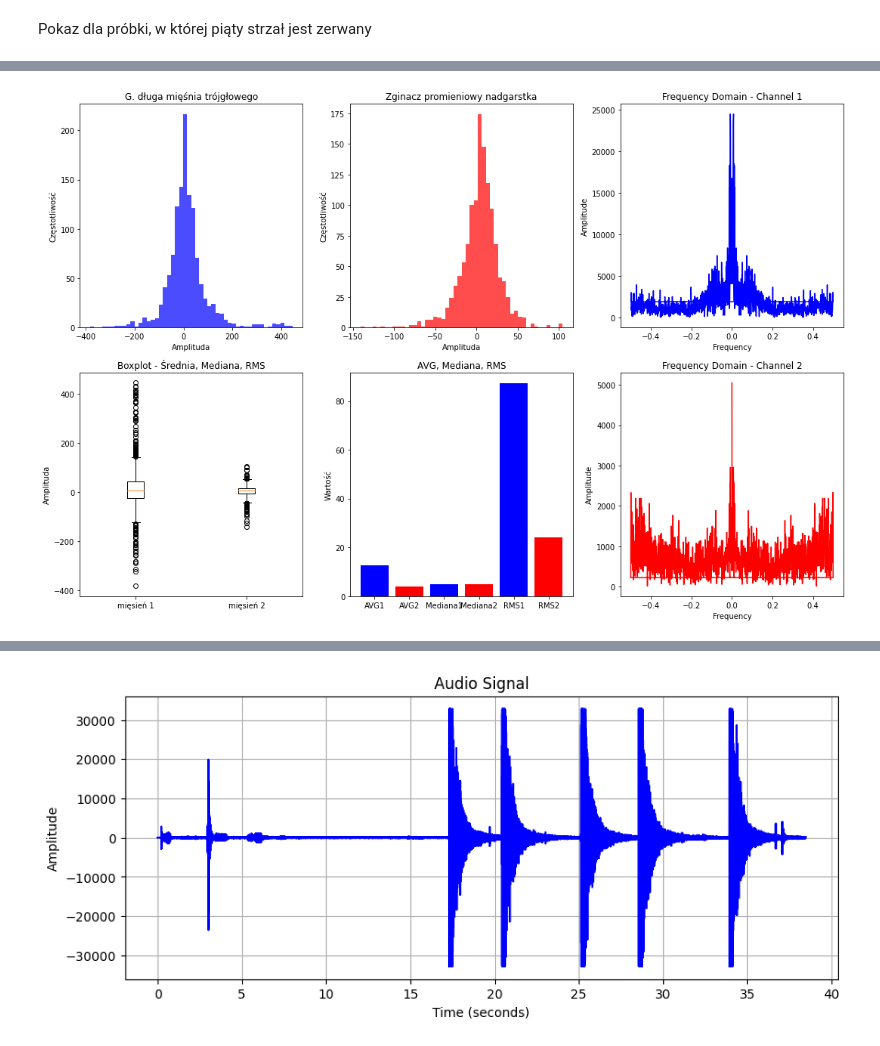
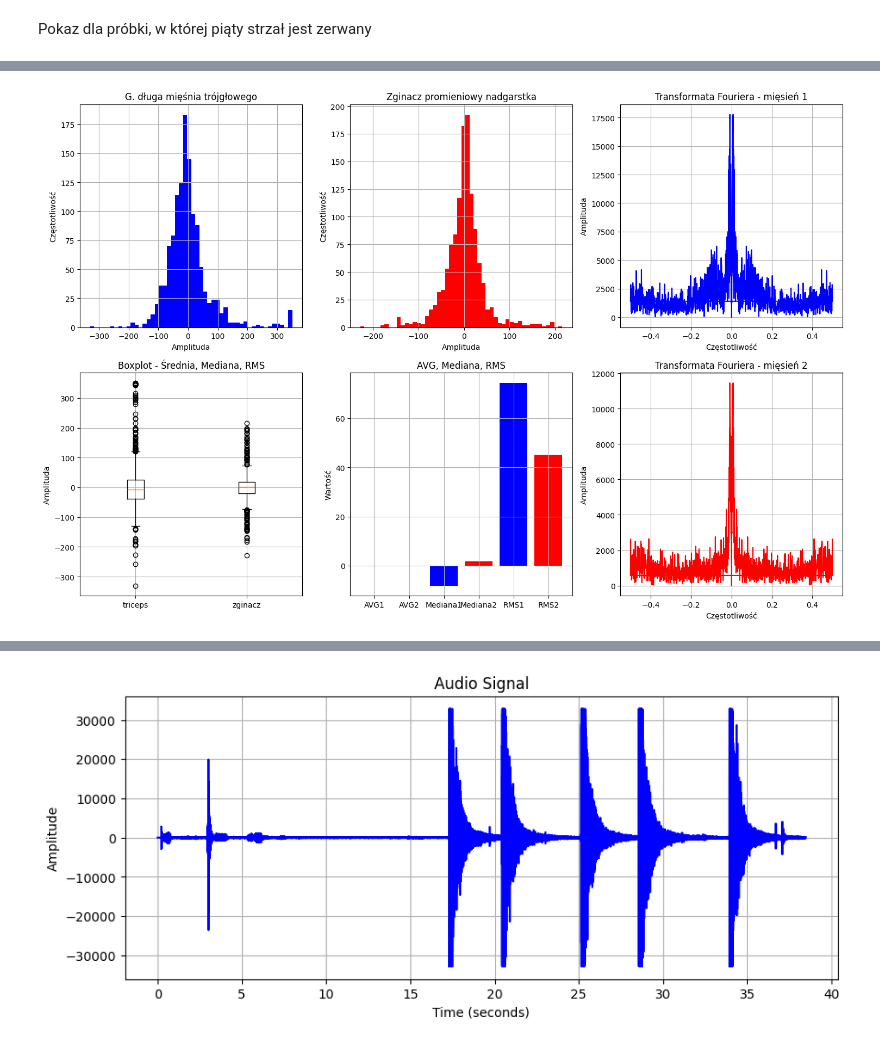
Before and after one commit to AgnieszkaDb/pif-paf-project, a Jupyter notebook: notebooks/ug_stats.ipynb, the cells around one changed output, grey strips where cells are left out. Cells and saved outputs as stored; diff of their text form; code cells hidden in the pictures.

```diff
--- a/notebooks/ug_stats.ipynb
+++ b/notebooks/ug_stats.ipynb
@@ -33,18 +49,21 @@ plt.show()
 # %%
+triceps = signal.detrend(df['V1'])
+flexor = signal.detrend(df['V2'])
+
 plt.figure(figsize=(8, 6))
 
 plt.subplot(2, 1, 1)
-plt.plot(df['Index'], df['V1'] - df['Noise'], label='G. długa mięśnia trójgłowego', linewidth=0.7)
-plt.xlabel('Index')
-plt.ylabel('Values')
-plt.title('Sygnał sEMG bez szumu - G. długa mięśnia trójgłowego')
+plt.plot(df['Index'], triceps , label='G. długa mięśnia trójgłowego', linewidth=0.7)
+plt.xlabel('Indeks')
+plt.ylabel('Wartosc')
+plt.title('Sygnał sEMG - G. długa mięśnia trójgłowego')
 plt.grid()
 
 plt.subplot(2, 1, 2)
-plt.plot(df['Index'], df['V2'] - df['Noise'], label='Zginacz promieniowy nadgarstka', linewidth=0.7, color='red')
-plt.xlabel('Index')
-plt.ylabel('Values')
-plt.title('Sygnał sEMG bez szumu - Zginacz promieniowy nadgarstka')
+plt.plot(df['Index'], flexor , label='Zginacz promieniowy nadgarstka', linewidth=0.7, color='red')
+plt.xlabel('Indeks')
+plt.ylabel('Wartosc')
+plt.title('Sygnał sEMG - Zginacz promieniowy nadgarstka')
 plt.grid()
 
 plt.tight_layout()
@@ -54,8 +94,6 @@ plt.show()
 # %%
-import numpy as np
-
-channel_1 = df['V1'] - df['Noise']
-channel_2 = df['V2'] - df['Noise']
+channel_1 = pd.Series(triceps)
+channel_2 = pd.Series(flexor)
 
 mean_channel_1 = channel_1.mean()
 median_channel_1 = channel_1.median()
@@ -76,42 +114,50 @@ frequency_2 = np.fft.fftfreq(len(channel_2))
 fig, axes = plt.subplots(2, 3, figsize=(15, 10))
 
 # histogramy
-axes[0, 0].hist(channel_1, bins=50, alpha=0.7, color='blue')
+axes[0, 0].grid()
+axes[0, 0].hist(channel_1, bins=50, color='blue')
 axes[0, 0].set_title('G. długa mięśnia trójgłowego')
 axes[0, 0].set_xlabel('Amplituda')
 axes[0, 0].set_ylabel('Częstotliwość')
 
-axes[0, 1].hist(channel_2, bins=50, alpha=0.7, color='red')
+
+axes[0, 1].hist(channel_2, bins=50, color='red')
 axes[0, 1].set_title('Zginacz promieniowy nadgarstka')
 axes[0, 1].set_xlabel('Amplituda')
 axes[0, 1].set_ylabel('Częstotliwość')
+axes[0, 1].grid()
 
 # boxploty
 data = [channel_1, channel_2]
-labels = ['mięsień 1', 'mięsień 2']
+labels = ['triceps', 'zginacz']
 axes[1, 0].boxplot(data, labels=labels)
 axes[1, 0].set_title('Boxplot - Średnia, Mediana, RMS')
 axes[1, 0].set_ylabel('Amplituda')
+axes[1, 0].grid()
 
 # słupkowe
 statistics = [mean_channel_1, mean_channel_2, median_channel_1, median_channel_2, rms_channel_1, rms_channel_2]
 labels = ['AVG1', 'AVG2', 'Mediana1', 'Mediana2', 'RMS1', 'RMS2']
 axes[1, 1].bar(labels, statistics, color=['blue', 'red', 'blue', 'red', 'blue', 'red'])
 axes[1, 1].set_title('AVG, Mediana, RMS')
 axes[1, 1].set_ylabel('Wartość')
+axes[1, 1].grid()
 
 # Transformata Fouriera
 axes[0, 2].plot(frequency_1, np.abs(fft_channel_1), color='blue')
 axes[0, 2].set_title('Transformata Fouriera - mięsień 1')
 axes[0, 2].set_xlabel('Częstotliwość')
 axes[0, 2].set_ylabel('Amplituda')
+axes[0, 2].grid()
 
 axes[1, 2].plot(frequency_2, np.abs(fft_channel_2), color='red')
 axes[1, 2].set_title('Transformata Fouriera - mięsień 2')
 axes[1, 2].set_xlabel('Częstotliwość')
 axes[1, 2].set_ylabel('Amplituda')
+axes[1, 2].grid()
 
 plt.tight_layout()
+
 plt.show()
 # %% [output]
-[figure, old version]
+[figure, new version]
```
Also changed, not shown: parts of 8 cells of this notebook, 3 other files.
